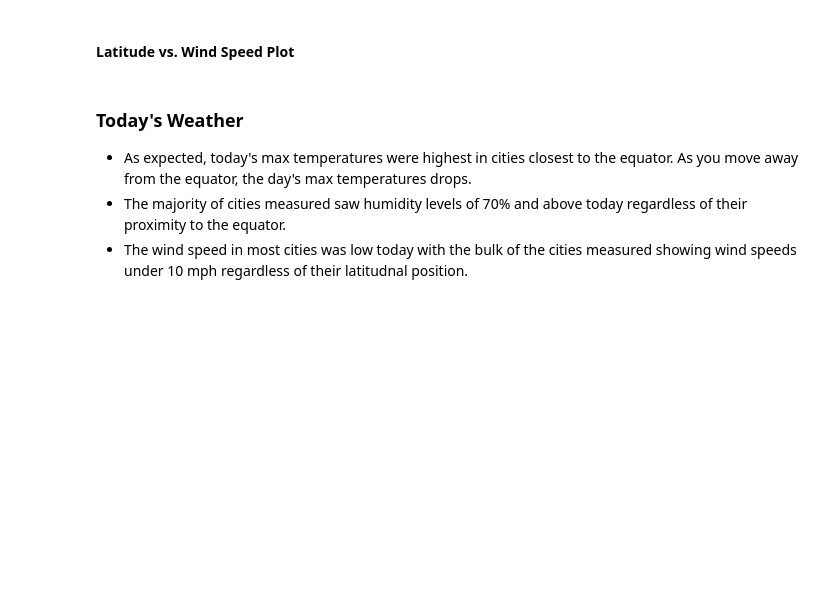
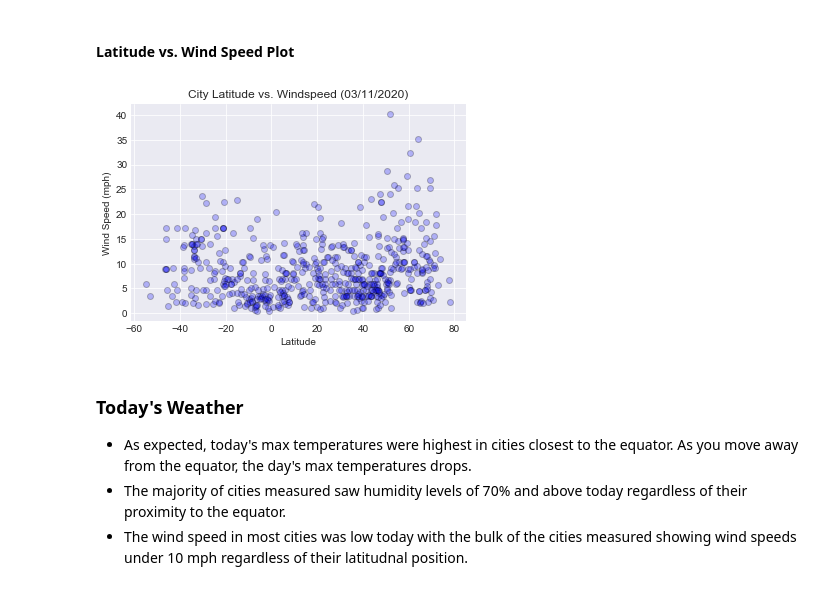
Before and after one commit to linmck/python-api-challenge, a Jupyter notebook: WeatherPy/WeatherPy_LAM.ipynb, the cells around one changed output. Saved outputs shown, nothing was run; the diff lists cells and outputs as text; code cells hidden in the pictures; blank space fills up the shorter version.

Commit message:
Updated the latitude v windspeed plot to pull in the data from the correct dataframe

```diff
--- a/WeatherPy/WeatherPy_LAM.ipynb
+++ b/WeatherPy/WeatherPy_LAM.ipynb
@@ -214,12 +214,14 @@ plt.savefig("Results/cloudiness-latitude.png")
 #### Latitude vs. Wind Speed Plot
 # %%
 #Create scatter plot showing the relationship of latitude and wind speed for today
-plt.scatter(lat, wind_speed, marker="o", facecolors="blue", alpha=0.25, edgecolors="black")
+plt.scatter(weather_data_final.lat, weather_data_final.wind_speed, marker="o", facecolors="blue", alpha=0.25, edgecolors="black")
 plt.title(f"City Latitude vs. Windspeed ({date})")
 plt.xlabel("Latitude")
 plt.ylabel("Wind Speed (mph)")
 plt.grid(True)
 plt.savefig("Results/wind_speed-latitude.png")
+# %% [output]
+[figure, added]
 # %% [markdown]
 ### Today's Weather
 * As expected, today's max temperatures were highest in cities closest to the equator. As you move away from the equator, the day's max temperatures drops.
```
